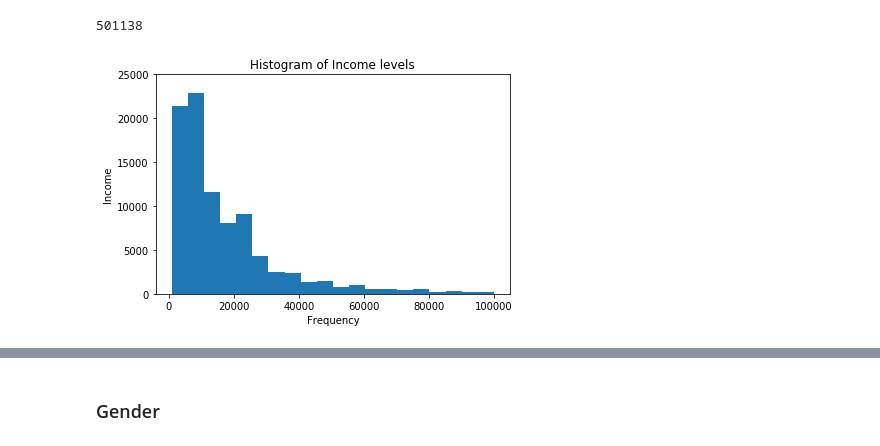
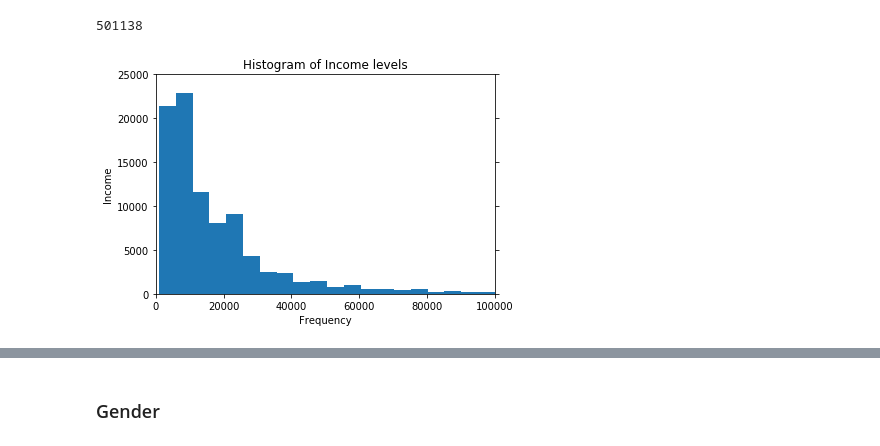
Before and after one commit to geraldinepyh/HolmuskTest, a Jupyter notebook: notebooks/TestCode_forPlots.ipynb, the cells around one changed output, grey strips where cells are left out. Drawn from its saved outputs; the diff is of its cells as text; code cells hidden in the pictures.

Commit message:
updated plots axes

```diff
--- a/notebooks/TestCode_forPlots.ipynb
+++ b/notebooks/TestCode_forPlots.ipynb
@@ -120,17 +120,19 @@ income_filtered = income_ints[(income_ints >= 1000) & (income_ints <100000)]
 # from scipy import stats
 # stats.describe(income_filtered)
 # %%
+
 plt.hist(income_filtered, bins=20)
 plt.title("Histogram of Income levels")
+plt.xlim([0,100000])
 plt.ylim([0,25000])
 
 # num_bins = 20
 # fig, ax = plt.subplots()
 # n, bins, patches = ax.hist(income_filtered, num_bins, density=1)
-
+plt.tick_params(axis= 'y', reset=True)
 plt.xlabel('Frequency')
 plt.ylabel('Income')
 plt.tight_layout()
 # plt.savefig('../results/plots/income_hist.png', bbox_inches='tight') # save image
 # %% [output]
-[figure, old version]
+[figure, new version]
```
Also changed, not shown: parts of 1 cell of this notebook, 4 other files.
